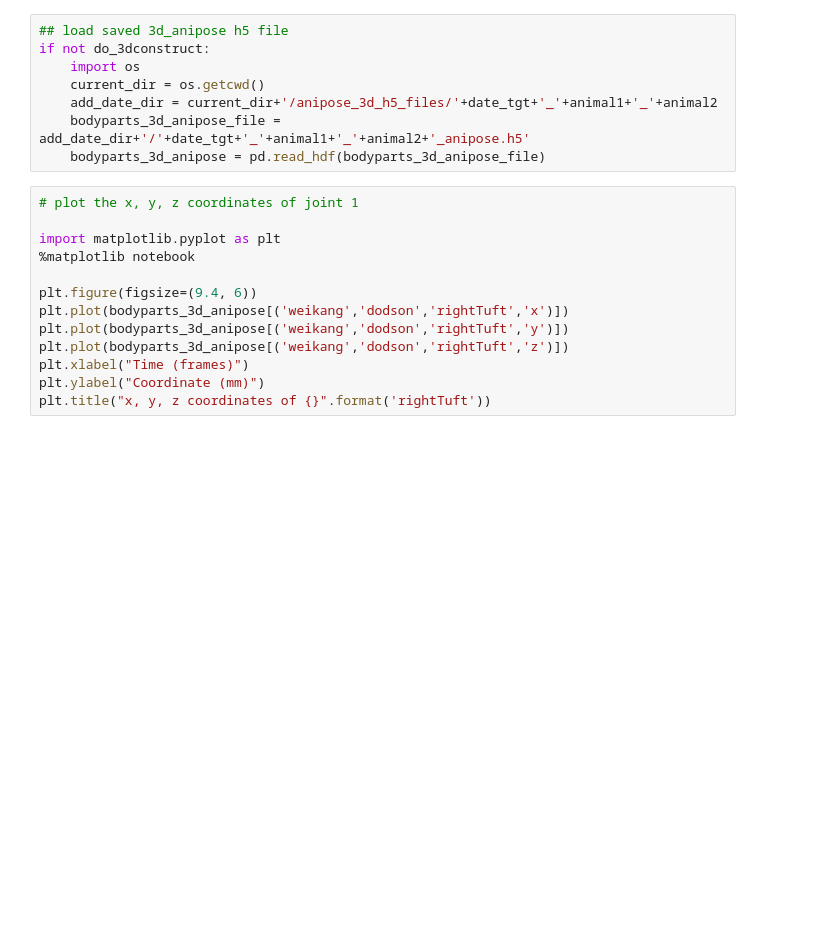
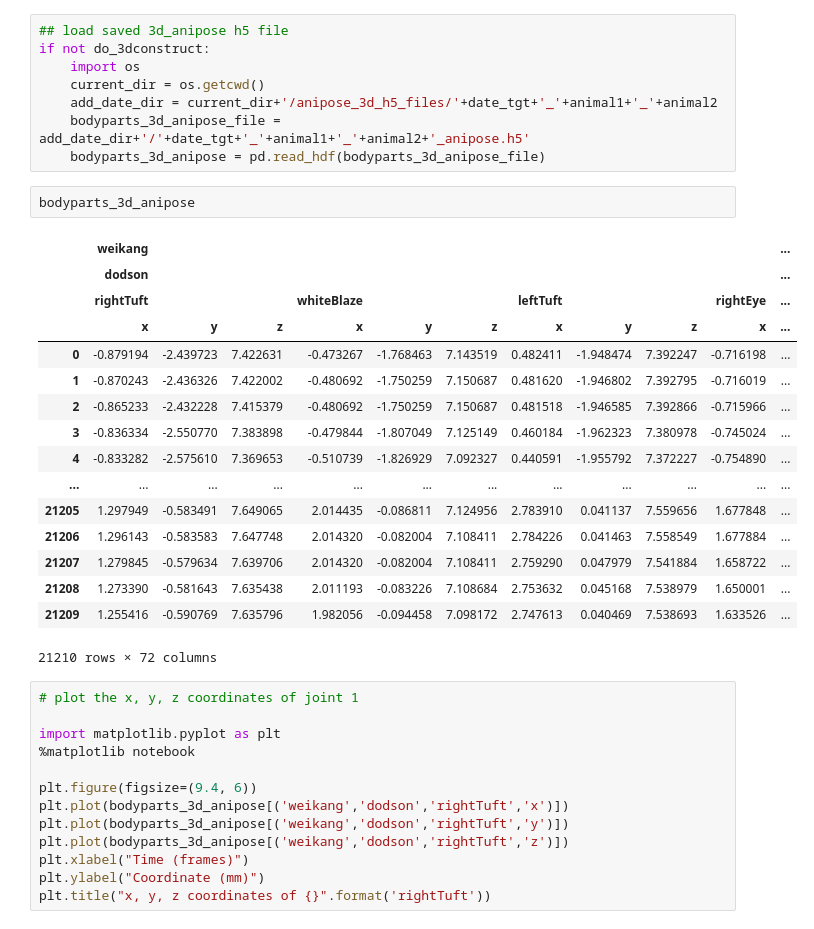
Before and after one commit to wilburshi/following_up_analysis, a Jupyter notebook: 3d_recontruction_analysis_self_and_coop_task/Anipose_for3d_marmoset/aniposelib_3d_reconstruction_example.ipynb, the cells around one changed output. Saved outputs shown, nothing was run; the diff lists cells and outputs as text; blank space fills up the shorter version.

```diff
--- a/3d_recontruction_analysis_self_and_coop_task/Anipose_for3d_marmoset/aniposelib_3d_reconstruction_example.ipynb
+++ b/3d_recontruction_analysis_self_and_coop_task/Anipose_for3d_marmoset/aniposelib_3d_reconstruction_example.ipynb
@@ -257,6 +366,25 @@ if not do_3dconstruct:
     add_date_dir = current_dir+'/anipose_3d_h5_files/'+date_tgt+'_'+animal1+'_'+animal2
     bodyparts_3d_anipose_file = add_date_dir+'/'+date_tgt+'_'+animal1+'_'+animal2+'_anipose.h5'
     bodyparts_3d_anipose = pd.read_hdf(bodyparts_3d_anipose_file)
+# %%
+bodyparts_3d_anipose
+# %% [output]
+|  | weikang |  |  |  |  |  |  |  |  |  | ... |
+|  | dodson |  |  |  |  |  |  |  |  |  | ... |
+|  | rightTuft |  |  | whiteBlaze |  |  | leftTuft |  |  | rightEye | ... |
+|  | x | y | z | x | y | z | x | y | z | x | ... |
+| 0 | -0.879194 | -2.439723 | 7.422631 | -0.473267 | -1.768463 | 7.143519 | 0.482411 | -1.948474 | 7.392247 | -0.716198 | ... |
+| 1 | -0.870243 | -2.436326 | 7.422002 | -0.480692 | -1.750259 | 7.150687 | 0.481620 | -1.946802 | 7.392795 | -0.716019 | ... |
+| 2 | -0.865233 | -2.432228 | 7.415379 | -0.480692 | -1.750259 | 7.150687 | 0.481518 | -1.946585 | 7.392866 | -0.715966 | ... |
+| 3 | -0.836334 | -2.550770 | 7.383898 | -0.479844 | -1.807049 | 7.125149 | 0.460184 | -1.962323 | 7.380978 | -0.745024 | ... |
+| 4 | -0.833282 | -2.575610 | 7.369653 | -0.510739 | -1.826929 | 7.092327 | 0.440591 | -1.955792 | 7.372227 | -0.754890 | ... |
+| ... | ... | ... | ... | ... | ... | ... | ... | ... | ... | ... | ... |
+| 21205 | 1.297949 | -0.583491 | 7.649065 | 2.014435 | -0.086811 | 7.124956 | 2.783910 | 0.041137 | 7.559656 | 1.677848 | ... |
+| 21206 | 1.296143 | -0.583583 | 7.647748 | 2.014320 | -0.082004 | 7.108411 | 2.784226 | 0.041463 | 7.558549 | 1.677884 | ... |
+| 21207 | 1.279845 | -0.579634 | 7.639706 | 2.014320 | -0.082004 | 7.108411 | 2.759290 | 0.047979 | 7.541884 | 1.658722 | ... |
+| 21208 | 1.273390 | -0.581643 | 7.635438 | 2.011193 | -0.083226 | 7.108684 | 2.753632 | 0.045168 | 7.538979 | 1.650001 | ... |
+| 21209 | 1.255416 | -0.590769 | 7.635796 | 1.982056 | -0.094458 | 7.098172 | 2.747613 | 0.040469 | 7.538693 | 1.633526 | ... |
+21210 rows × 72 columns
 # %%
 # plot the x, y, z coordinates of joint 1
 
```
Also changed, not shown: parts of 5 cells of this notebook, 10 other files.
